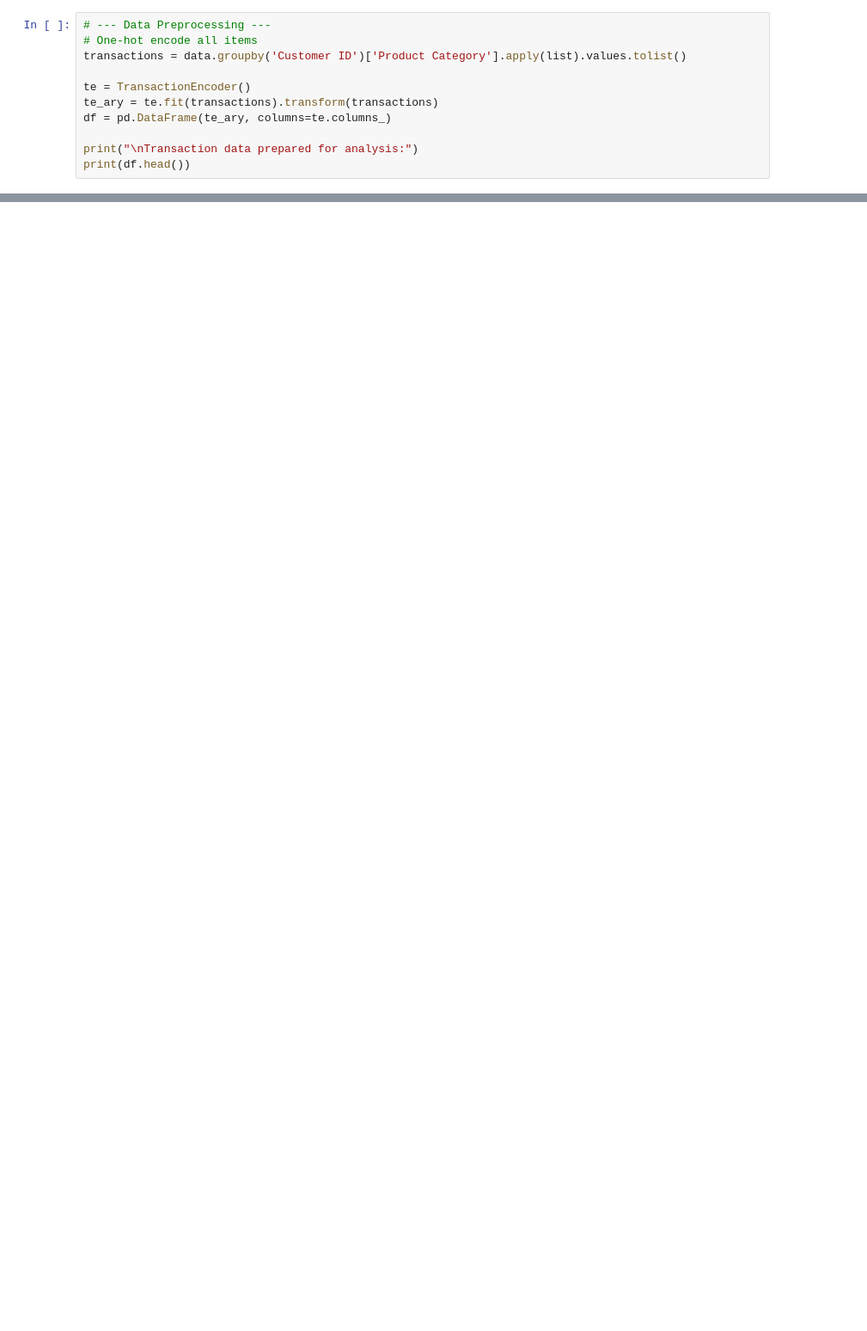
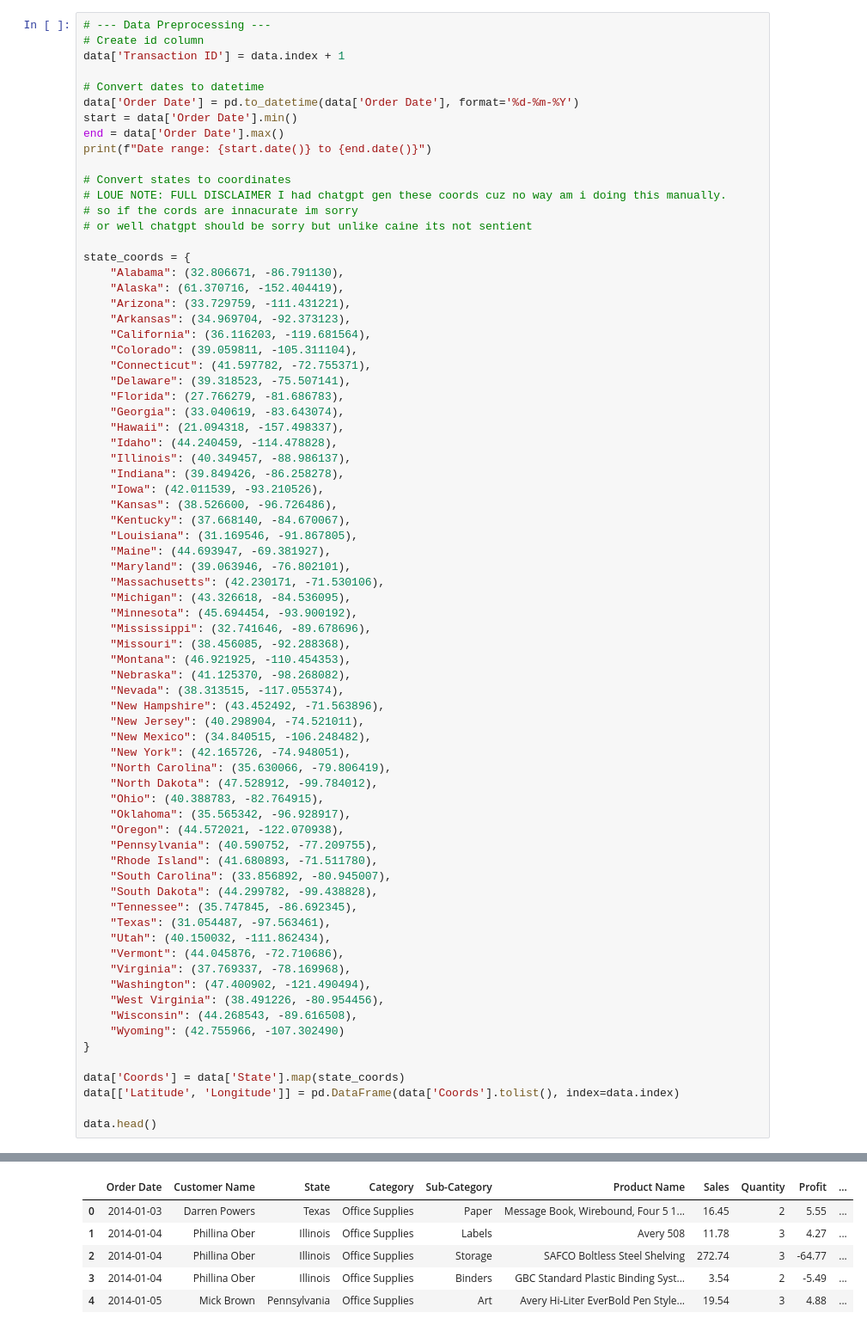
Before and after one commit to MaharLeika18/Data-Mining---Python, a Jupyter notebook: Final_Exam/ClusterAnalysis.ipynb, the cells around one changed output, grey strips where cells are left out. Shown at 86% size. Cells and saved outputs as stored; diff of their text form; blank space fills up the shorter version.

```diff
--- a/Final_Exam/ClusterAnalysis.ipynb
+++ b/Final_Exam/ClusterAnalysis.ipynb
@@ -34,12 +35,74 @@ Data loaded successfully!
 # %%
 # --- Data Preprocessing ---
-# One-hot encode all items
-transactions = data.groupby('Customer ID')['Product Category'].apply(list).values.tolist()
+# Create id column
+data['Transaction ID'] = data.index + 1
 
-te = TransactionEncoder()
-te_ary = te.fit(transactions).transform(transactions)
-df = pd.DataFrame(te_ary, columns=te.columns_)
+# Convert dates to datetime
+data['Order Date'] = pd.to_datetime(data['Order Date'], format='%d-%m-%Y')
+start = data['Order Date'].min()
+end = data['Order Date'].max()
+print(f"Date range: {start.date()} to {end.date()}")
 
-print("\nTransaction data prepared for analysis:")
-print(df.head())
+# Convert states to coordinates
+# LOUE NOTE: FULL DISCLAIMER I had chatgpt gen these coords cuz no way am i doing this manually.
+# so if the cords are innacurate im sorry
+# or well chatgpt should be sorry but unlike caine its not sentient
+
+state_coords = {
+    "Alabama": (32.806671, -86.791130),
+    "Alaska": (61.370716, -152.404419),
+    "Arizona": (33.729759, -111.431221),
+    "Arkansas": (34.969704, -92.373123),
+    "California": (36.116203, -119.681564),
+    "Colorado": (39.059811, -105.311104),
+    "Connecticut": (41.597782, -72.755371),
+    "Delaware": (39.318523, -75.507141),
+    "Florida": (27.766279, -81.686783),
+    "Georgia": (33.040619, -83.643074),
+    "Hawaii": (21.094318, -157.498337),
+    "Idaho": (44.240459, -114.478828),
+    "Illinois": (40.349457, -88.986137),
+    "Indiana": (39.849426, -86.258278),
+    "Iowa": (42.011539, -93.210526),
+    "Kansas": (38.526600, -96.726486),
+    "Kentucky": (37.668140, -84.670067),
+    "Louisiana": (31.169546, -91.867805),
+    "Maine": (44.693947, -69.381927),
+    "Maryland": (39.063946, -76.802101),
+    "Massachusetts": (42.230171, -71.530106),
+    "Michigan": (43.326618, -84.536095),
+    "Minnesota": (45.694454, -93.900192),
+    "Mississippi": (32.741646, -89.678696),
+    "Missouri": (38.456085, -92.288368),
+    "Montana": (46.921925, -110.454353),
+    "Nebraska": (41.125370, -98.268082),
+    "Nevada": (38.313515, -117.055374),
+    "New Hampshire": (43.452492, -71.563896),
+    "New Jersey": (40.298904, -74.521011),
+    "New Mexico": (34.840515, -106.248482),
+    "New York": (42.165726, -74.948051),
+    "North Carolina": (35.630066, -79.806419),
+    "North Dakota": (47.528912, -99.784012),
+    "Ohio": (40.388783, -82.764915),
+    "Oklahoma": (35.565342, -96.928917),
+    "Oregon": (44.572021, -122.070938),
+    "Pennsylvania": (40.590752, -77.209755),
+    "Rhode Island": (41.680893, -71.511780),
+    "South Carolina": (33.856892, -80.945007),
+    "South Dakota": (44.299782, -99.438828),
+    "Tennessee": (35.747845, -86.692345),
+    "Texas": (31.054487, -97.563461),
+    "Utah": (40.150032, -111.862434),
+    "Vermont": (44.045876, -72.710686),
+    "Virginia": (37.769337, -78.169968),
+    "Washington": (47.400902, -121.490494),
+    "West Virginia": (38.491226, -80.954456),
+    "Wisconsin": (44.268543, -89.616508),
+    "Wyoming": (42.755966, -107.302490)
+}
+
+data['Coords'] = data['State'].map(state_coords)
+data[['Latitude', 'Longitude']] = pd.DataFrame(data['Coords'].tolist(), index=data.index)
+
+data.head()
 # %% [output]
@@ -52,0 +110,6 @@ Transaction data prepared for analysis:
+|  | Order Date | Customer Name | State | Category | Sub-Category | Product Name | Sales | Quantity | Profit | ... |
+| 0 | 2014-01-03 | Darren Powers | Texas | Office Supplies | Paper | Message Book, Wirebound, Four 5 1... | 16.45 | 2 | 5.55 | ... |
+| 1 | 2014-01-04 | Phillina Ober | Illinois | Office Supplies | Labels | Avery 508 | 11.78 | 3 | 4.27 | ... |
+| 2 | 2014-01-04 | Phillina Ober | Illinois | Office Supplies | Storage | SAFCO Boltless Steel Shelving | 272.74 | 3 | -64.77 | ... |
+| 3 | 2014-01-04 | Phillina Ober | Illinois | Office Supplies | Binders | GBC Standard Plastic Binding Syst... | 3.54 | 2 | -5.49 | ... |
+| 4 | 2014-01-05 | Mick Brown | Pennsylvania | Office Supplies | Art | Avery Hi-Liter EverBold Pen Style... | 19.54 | 3 | 4.88 | ... |
```
Also changed, not shown: parts of 9 cells of this notebook.
